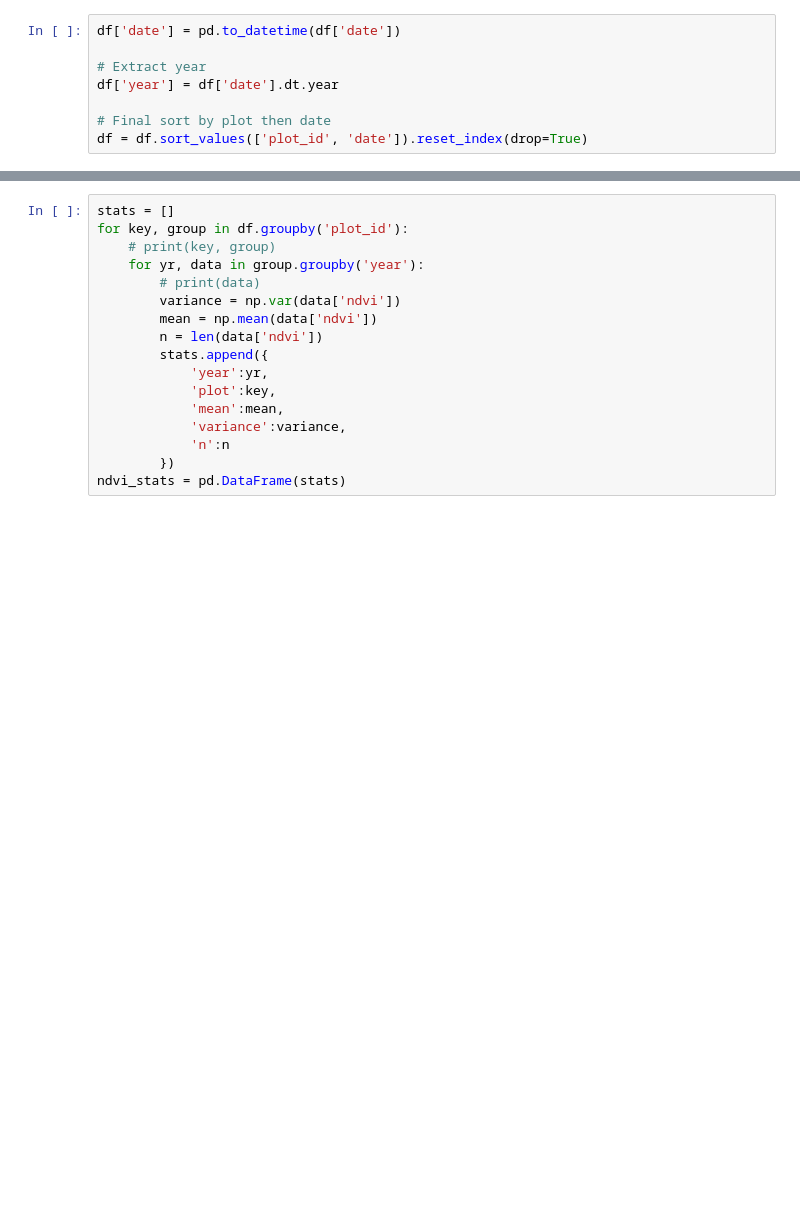
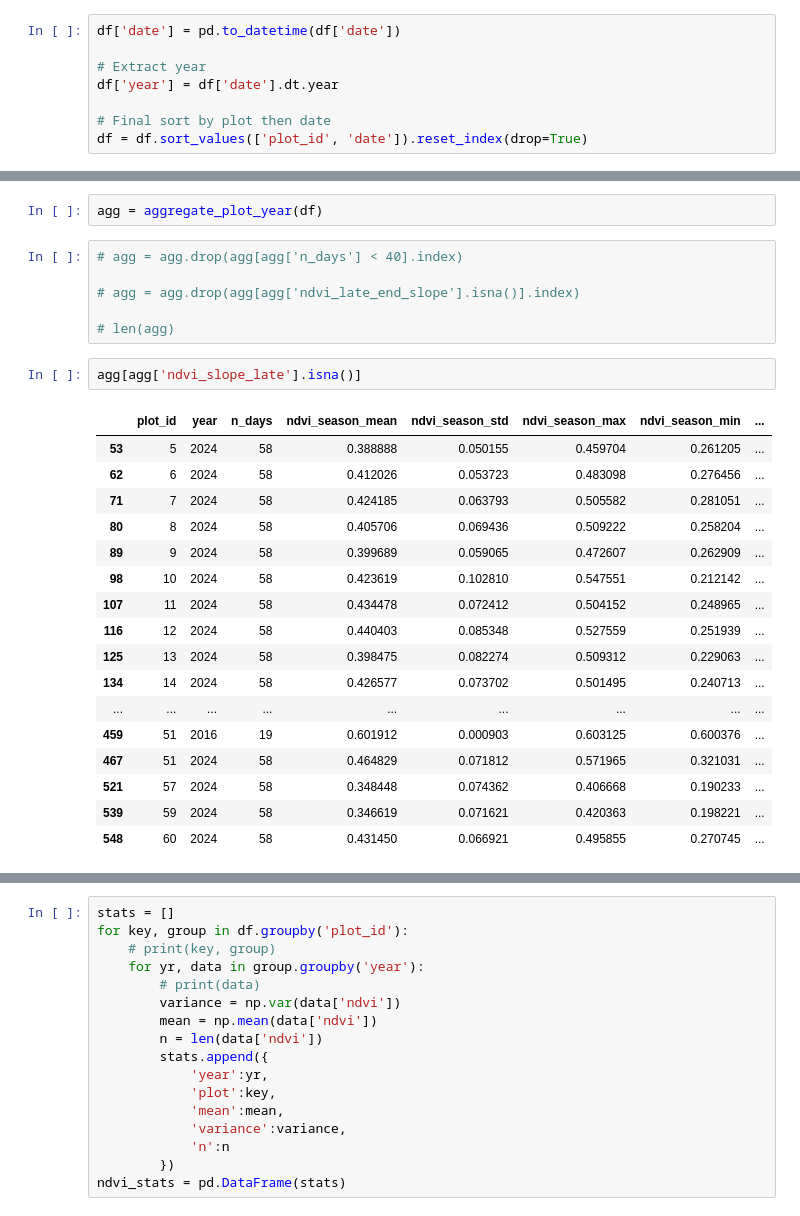
Before and after one commit to simonhansedasi/GrapeExpectations, a Jupyter notebook: RegressionRidge/notebooks/04-2_ndvi_smol.ipynb, the cells around one changed output, grey strips where cells are left out. Cells and saved outputs as stored; diff of their text form; blank space fills up the shorter version.

```diff
--- a/RegressionRidge/notebooks/04-2_ndvi_smol.ipynb
+++ b/RegressionRidge/notebooks/04-2_ndvi_smol.ipynb
@@ -208,0 +700,28 @@ df
+# %%
+agg = aggregate_plot_year(df)
+# %%
+# agg = agg.drop(agg[agg['n_days'] < 40].index)
+
+# agg = agg.drop(agg[agg['ndvi_late_end_slope'].isna()].index)
+
+# len(agg)
+# %%
+agg[agg['ndvi_slope_late'].isna()]
+# %% [output]
+|  | plot_id | year | n_days | ndvi_season_mean | ndvi_season_std | ndvi_season_max | ndvi_season_min | ... |
+| 53 | 5 | 2024 | 58 | 0.388888 | 0.050155 | 0.459704 | 0.261205 | ... |
+| 62 | 6 | 2024 | 58 | 0.412026 | 0.053723 | 0.483098 | 0.276456 | ... |
+| 71 | 7 | 2024 | 58 | 0.424185 | 0.063793 | 0.505582 | 0.281051 | ... |
+| 80 | 8 | 2024 | 58 | 0.405706 | 0.069436 | 0.509222 | 0.258204 | ... |
+| 89 | 9 | 2024 | 58 | 0.399689 | 0.059065 | 0.472607 | 0.262909 | ... |
+| 98 | 10 | 2024 | 58 | 0.423619 | 0.102810 | 0.547551 | 0.212142 | ... |
+| 107 | 11 | 2024 | 58 | 0.434478 | 0.072412 | 0.504152 | 0.248965 | ... |
+| 116 | 12 | 2024 | 58 | 0.440403 | 0.085348 | 0.527559 | 0.251939 | ... |
+| 125 | 13 | 2024 | 58 | 0.398475 | 0.082274 | 0.509312 | 0.229063 | ... |
+| 134 | 14 | 2024 | 58 | 0.426577 | 0.073702 | 0.501495 | 0.240713 | ... |
+| ... | ... | ... | ... | ... | ... | ... | ... | ... |
+| 459 | 51 | 2016 | 19 | 0.601912 | 0.000903 | 0.603125 | 0.600376 | ... |
+| 467 | 51 | 2024 | 58 | 0.464829 | 0.071812 | 0.571965 | 0.321031 | ... |
+| 521 | 57 | 2024 | 58 | 0.348448 | 0.074362 | 0.406668 | 0.190233 | ... |
+| 539 | 59 | 2024 | 58 | 0.346619 | 0.071621 | 0.420363 | 0.198221 | ... |
+| 548 | 60 | 2024 | 58 | 0.431450 | 0.066921 | 0.495855 | 0.270745 | ... |
```
Also changed, not shown: parts of 44 cells of this notebook, 1 other file.
